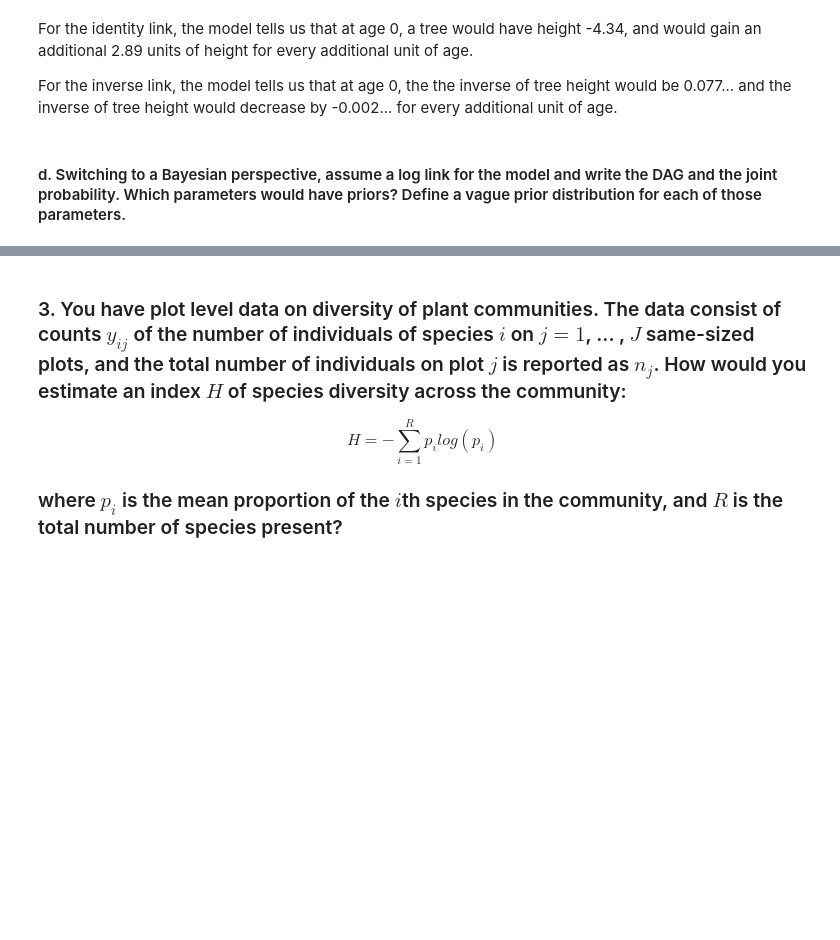
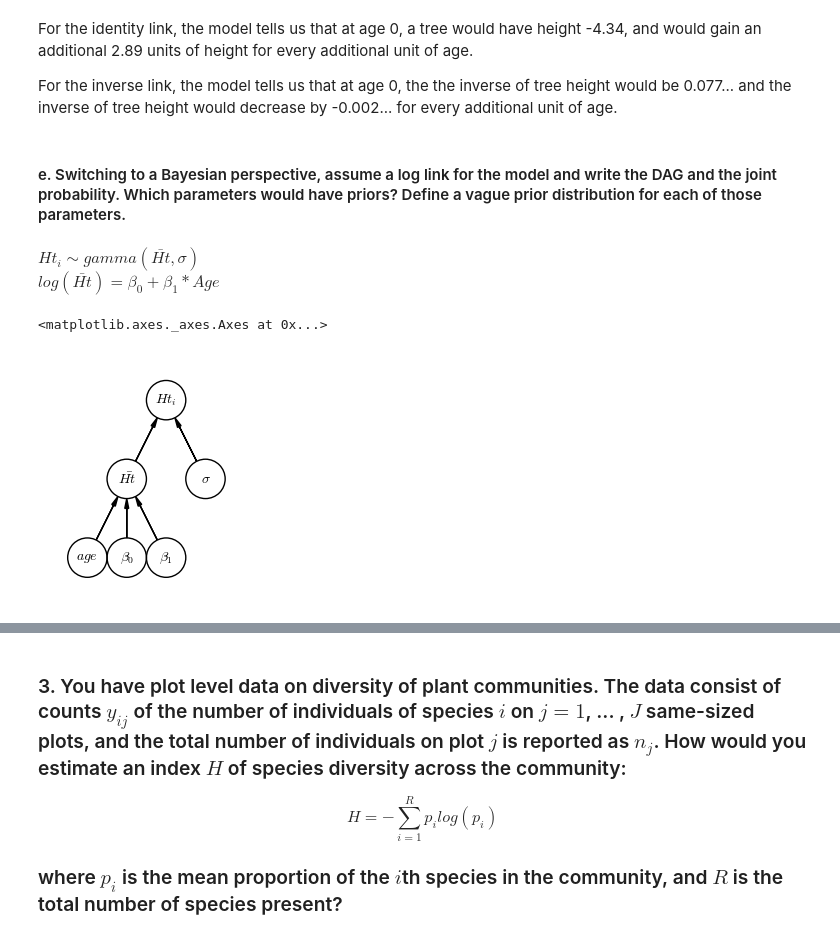
Before and after one commit to d-diaz/SEFS590F_Winter2017, a Jupyter notebook: Homework 4 - SEFS 590F (Bayesian Models).ipynb, the cells around one changed output, grey strips where cells are left out. Drawn from its saved outputs; the diff is of its cells as text; code cells hidden in the pictures; blank space fills up the shorter version.

```diff
--- a/Homework 4 - SEFS 590F (Bayesian Models).ipynb
+++ b/Homework 4 - SEFS 590F (Bayesian Models).ipynb
@@ -180,4 +172,29 @@ For the identity link, the model tells us that at age 0, a tree would have heigh
 
 For the inverse link, the model tells us that at age 0, the the inverse of tree height would be 0.077... and the inverse of tree height would decrease by -0.002... for every additional unit of age.
 # %% [markdown]
-#### d. Switching to a Bayesian perspective, assume a log link for the model and write the DAG and the joint probability. Which parameters would have priors? Define a vague prior distribution for each of those parameters.
+#### e. Switching to a Bayesian perspective, assume a log link for the model and write the DAG and the joint probability. Which parameters would have priors? Define a vague prior distribution for each of those parameters.
+# %% [markdown]
+$Ht_i \sim gamma(\bar{Ht}, \sigma)$
+$log(\bar{Ht})=\beta_0 + \beta_1*Age$
+# %%
+# instantiate the DAG using the daft package
+dag = daft.PGM([3, 3], origin=[0, 0])
+# PGM stands for "probabilistic graph model"
+# add nodes
+dag.add_node(daft.Node('Age', r'$age$', 0.5, 0.5))
+dag.add_node(daft.Node('avgHt', r'$\bar{Ht}$', 1.0, 1.5))
+dag.add_node(daft.Node('sigma', r'$\sigma$', 2.0, 1.5))
+dag.add_node(daft.Node('Ht', r'$Ht_i$', 1.5, 2.5))
+dag.add_node(daft.Node('b0', r'$\beta_0$', 1.0, 0.5))
+dag.add_node(daft.Node('b1', r'$\beta_1$', 1.5, 0.5))
+#add edges
+dag.add_edge('Age', 'avgHt')
+dag.add_edge('b0', 'avgHt')
+dag.add_edge('b1', 'avgHt')
+dag.add_edge('avgHt', 'Ht')
+dag.add_edge('sigma', 'Ht')
+
+dag.render()
+# %% [output]
+<matplotlib.axes._axes.Axes at 0x...>
+[figure, added]
```
Also changed, not shown: parts of 4 cells of this notebook.
